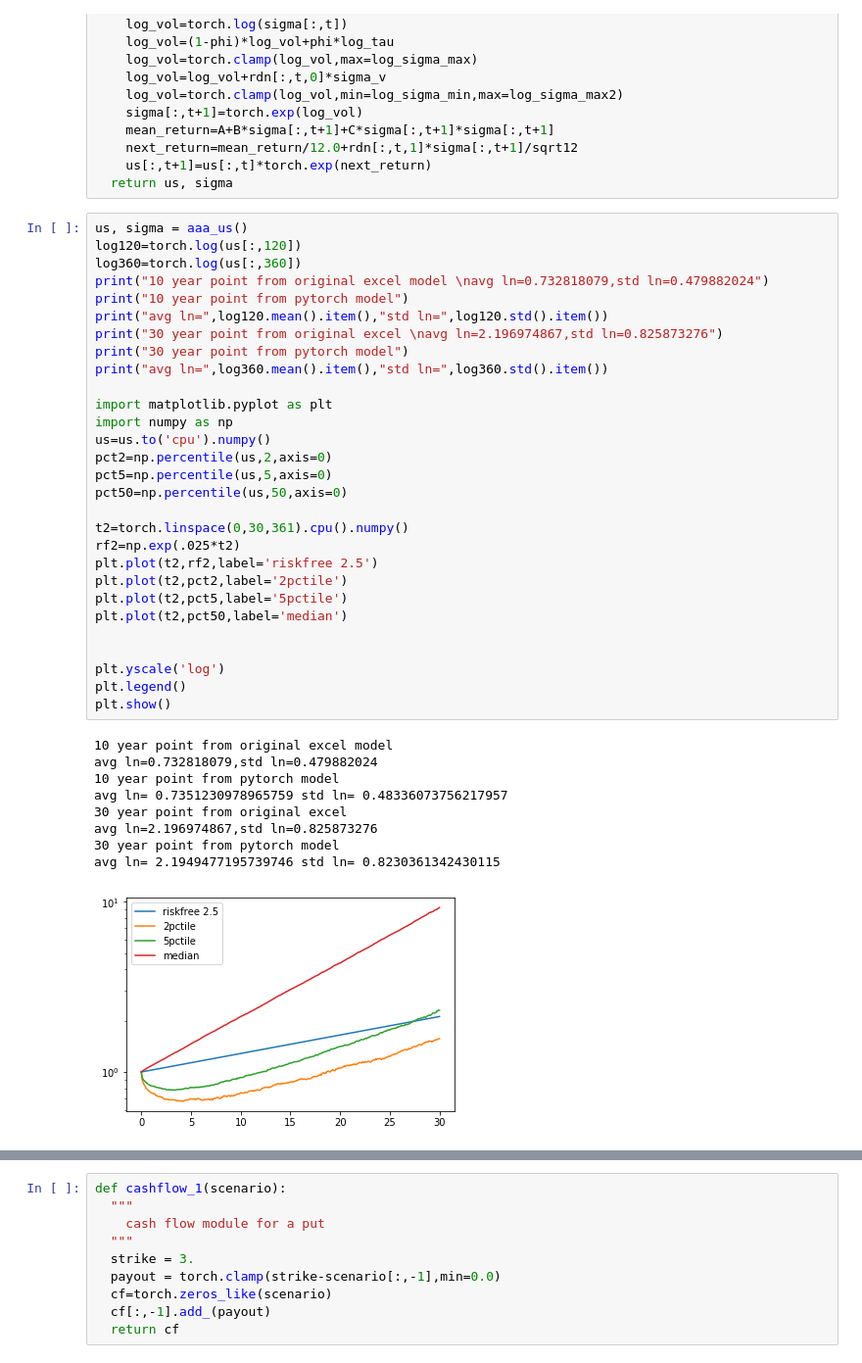
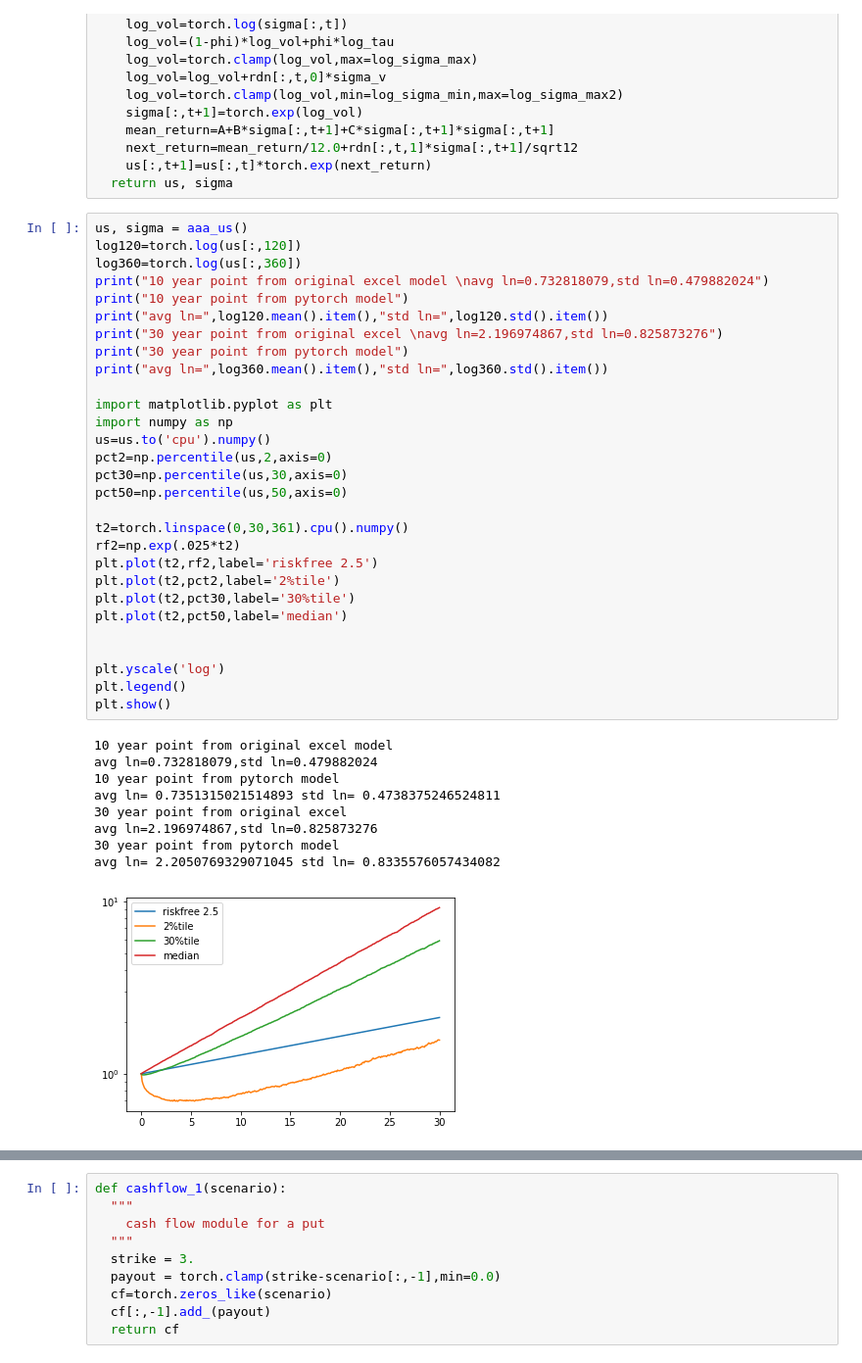
Before and after one commit to yufeng66/FutureGreeks, a Jupyter notebook: AAA_scenario_10yr_put.ipynb, the cells around one changed output, grey strips where cells are left out. Shown at 98% size. Drawn from its saved outputs; the diff is of its cells as text.

```diff
--- a/AAA_scenario_10yr_put.ipynb
+++ b/AAA_scenario_10yr_put.ipynb
@@ -110,36 +110,36 @@ log120=torch.log(us[:,120])
 log360=torch.log(us[:,360])
 print("10 year point from original excel model \navg ln=0.732818079,std ln=0.479882024")
 print("10 year point from pytorch model")
 print("avg ln=",log120.mean().item(),"std ln=",log120.std().item())
 print("30 year point from original excel \navg ln=2.196974867,std ln=0.825873276")
 print("30 year point from pytorch model")
 print("avg ln=",log360.mean().item(),"std ln=",log360.std().item())
 
 import matplotlib.pyplot as plt
 import numpy as np
 us=us.to('cpu').numpy()
 pct2=np.percentile(us,2,axis=0)
-pct5=np.percentile(us,5,axis=0)
+pct30=np.percentile(us,30,axis=0)
 pct50=np.percentile(us,50,axis=0)
 
 t2=torch.linspace(0,30,361).cpu().numpy()
 rf2=np.exp(.025*t2)
 plt.plot(t2,rf2,label='riskfree 2.5')
-plt.plot(t2,pct2,label='2pctile')
-plt.plot(t2,pct5,label='5pctile')
+plt.plot(t2,pct2,label='2%tile')
+plt.plot(t2,pct30,label='30%tile')
 plt.plot(t2,pct50,label='median')
 
 
 plt.yscale('log')
 plt.legend()
 plt.show()
 # %% [output]
 10 year point from original excel model
 avg ln=0.732818079,std ln=0.479882024
 10 year point from pytorch model
-avg ln= 0.7351230978965759 std ln= 0.48336073756217957
+avg ln= 0.7351315021514893 std ln= 0.4738375246524811
 30 year point from original excel
 avg ln=2.196974867,std ln=0.825873276
 30 year point from pytorch model
-avg ln= 2.1949477195739746 std ln= 0.8230361342430115
+avg ln= 2.2050769329071045 std ln= 0.8335576057434082
-[figure, old version]
+[figure, new version]
```
Also changed, not shown: parts of 18 cells of this notebook.
